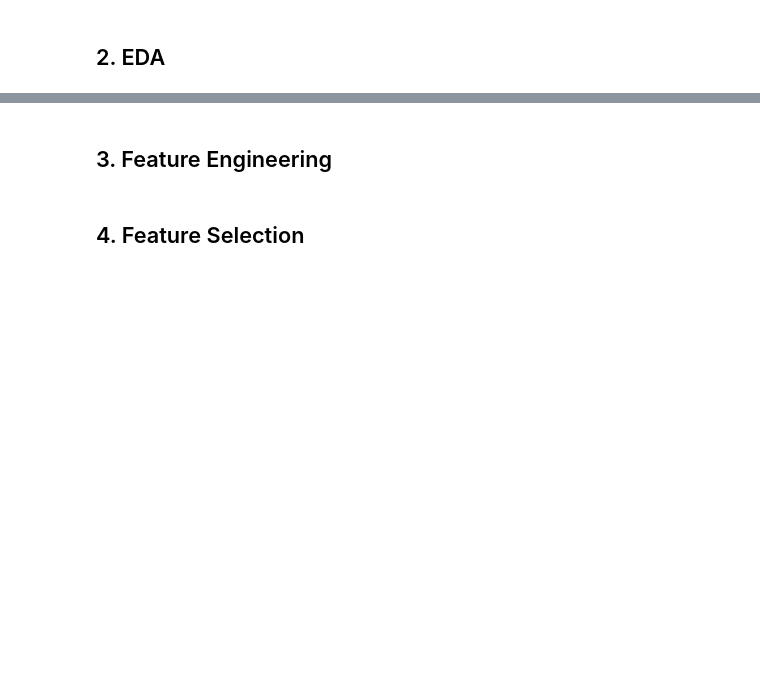
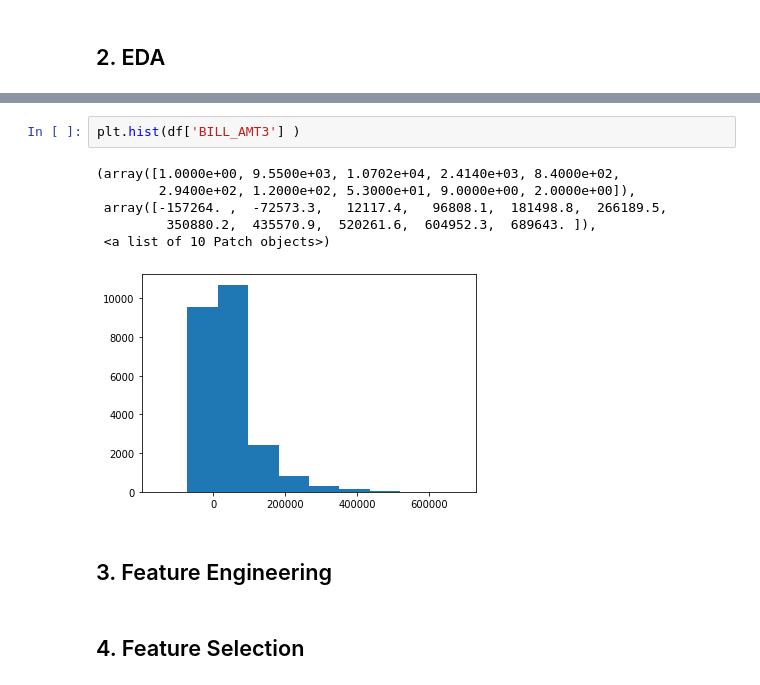
Before and after one commit to marmistead91/nyc-mhtn-ds-010620-lectures, a Jupyter notebook: week-9/classification-assessment/classification-assessment.ipynb, the cells around one changed output, grey strips where cells are left out. Cells and saved outputs as stored; diff of their text form; blank space fills up the shorter version.

```diff
--- a/week-9/classification-assessment/classification-assessment.ipynb
+++ b/week-9/classification-assessment/classification-assessment.ipynb
@@ -166,3 +190,12 @@ df.to_csv('clean_with_new_columns.csv')
+# %%
+plt.hist(df['BILL_AMT3'] )
+# %% [output]
+(array([1.0000e+00, 9.5500e+03, 1.0702e+04, 2.4140e+03, 8.4000e+02,
+        2.9400e+02, 1.2000e+02, 5.3000e+01, 9.0000e+00, 2.0000e+00]),
+ array([-157264. ,  -72573.3,   12117.4,   96808.1,  181498.8,  266189.5,
+         350880.2,  435570.9,  520261.6,  604952.3,  689643. ]),
+ <a list of 10 Patch objects>)
+[figure, added]
 # %% [markdown]
 ## 3. Feature Engineering
 # %% [markdown]
```
Also changed, not shown: parts of 26 cells of this notebook, 1 other file.
